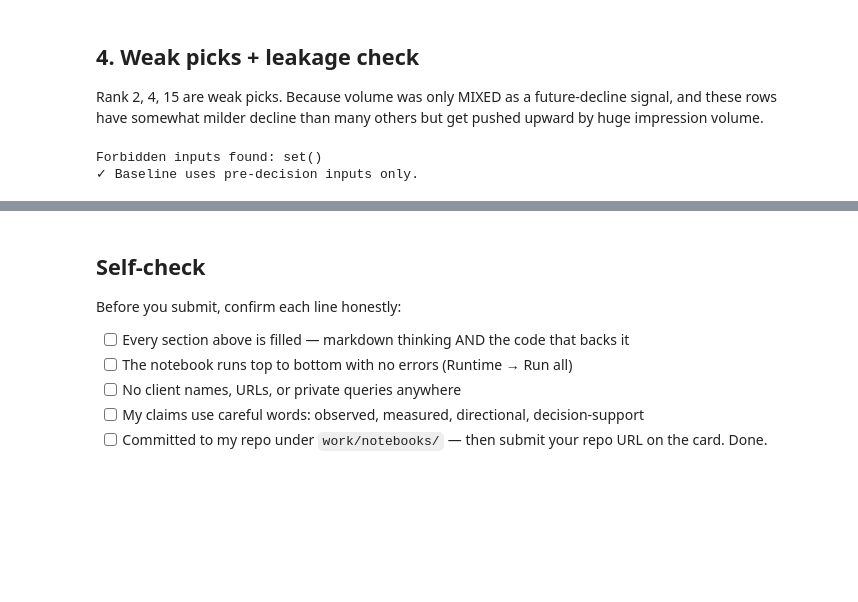
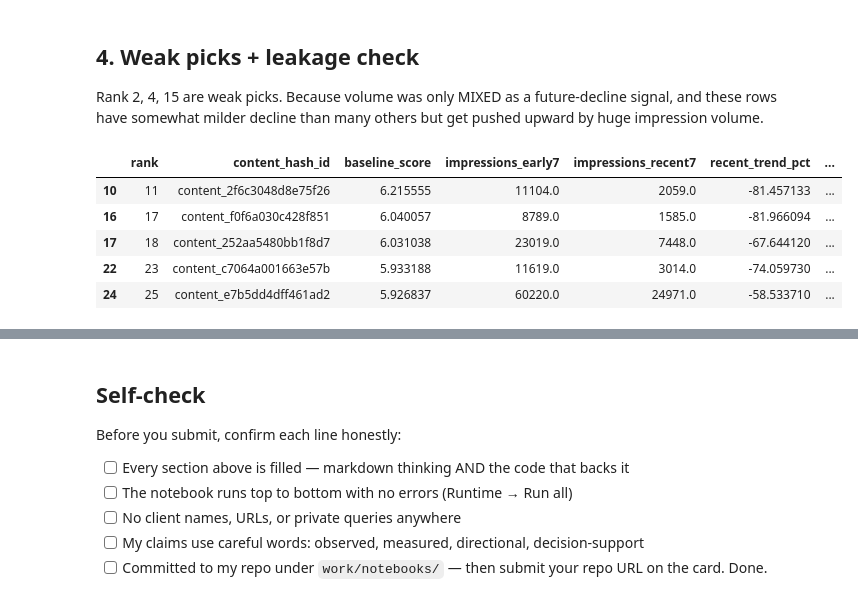
Before and after one commit to jh-emon002/flyrank-intern, a Jupyter notebook: work/notebooks/w04_baseline_score.ipynb, the cells around one changed output, grey strips where cells are left out. Cells and saved outputs as stored; diff of their text form; code cells hidden in the pictures; blank space fills up the shorter version.

```diff
--- a/work/notebooks/w04_baseline_score.ipynb
+++ b/work/notebooks/w04_baseline_score.ipynb
@@ -586,26 +579,35 @@ baseline_queue[[
 ## 4. Weak picks + leakage check
 
 Rank 2, 4, 15 are weak picks. Because volume was only MIXED as a future-decline signal, and these rows have somewhat milder decline than many others but get pushed upward by huge impression volume.
-# %%
-BASELINE_INPUTS = [
-    "recent_trend_pct",
-    "impressions_pre15"
-]
-
-FORBIDDEN = {
-    "impressions_next15",
-    "future_ratio",
-    "is_declining_next15d",
-    "decline_ratio"
-}
-
-leaks = FORBIDDEN.intersection(BASELINE_INPUTS)
-
-print("Forbidden inputs found:", leaks)
-
-assert len(leaks) == 0
-
-print("✓ Baseline uses pre-decision inputs only.")
-# %% [output]
-Forbidden inputs found: set()
-✓ Baseline uses pre-decision inputs only.
+# %%
+# Look for false positives among the highest-ranked review candidates.
+weak_picks = (
+    queue[
+        (queue["action"] == "review_for_refresh")
+        & (queue["is_declining_next15d"] == 0)
+    ]
+    .head(5)
+)
+
+display(
+    weak_picks[
+        [
+            "rank",
+            "content_hash_id",
+            "baseline_score",
+            "impressions_early7",
+            "impressions_recent7",
+            "recent_trend_pct",
+            "ctr_recent7_pct",
+            "avg_position_recent7",
+            "is_declining_next15d"
+        ]
+    ]
+)
+# %% [output]
+|  | rank | content_hash_id | baseline_score | impressions_early7 | impressions_recent7 | recent_trend_pct | ... |
+| 10 | 11 | content_2f6c3048d8e75f26 | 6.215555 | 11104.0 | 2059.0 | -81.457133 | ... |
+| 16 | 17 | content_f0f6a030c428f851 | 6.040057 | 8789.0 | 1585.0 | -81.966094 | ... |
+| 17 | 18 | content_252aa5480bb1f8d7 | 6.031038 | 23019.0 | 7448.0 | -67.644120 | ... |
+| 22 | 23 | content_c7064a001663e57b | 5.933188 | 11619.0 | 3014.0 | -74.059730 | ... |
+| 24 | 25 | content_e7b5dd4dff461ad2 | 5.926837 | 60220.0 | 24971.0 | -58.533710 | ... |
```
Also changed, not shown: parts of 7 cells of this notebook.
